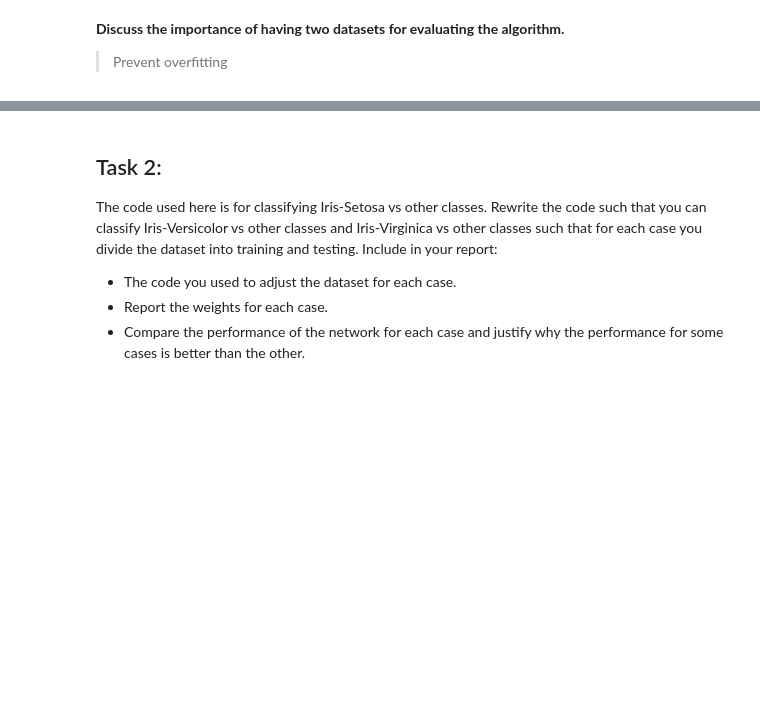
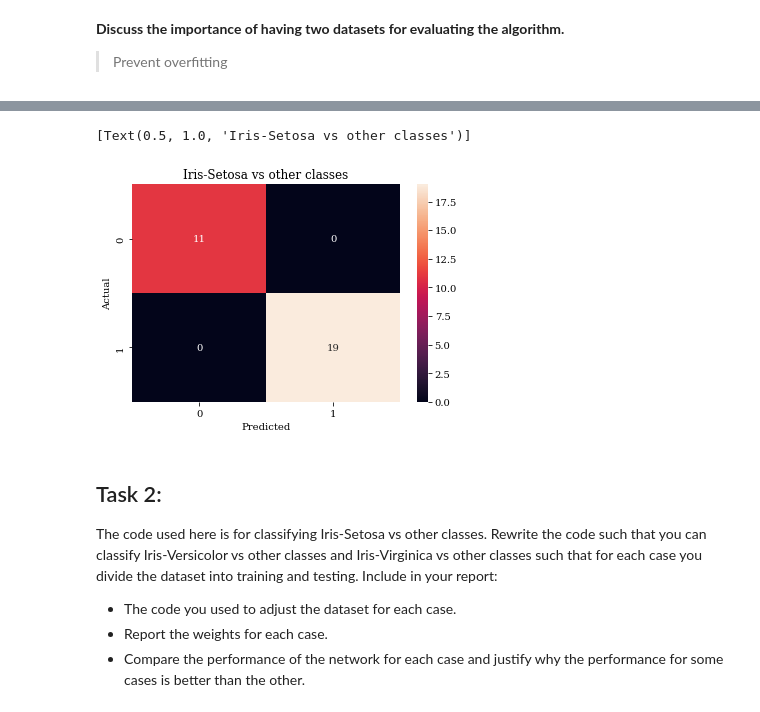
Before and after one commit to limited-fion/ee3-ml, a Jupyter notebook: Fion_ML_Logistic_Regression_.ipynb, the cells around one changed output, grey strips where cells are left out. Cells and saved outputs as stored; diff of their text form; code cells hidden in the pictures; blank space fills up the shorter version.

Commit message:
confusion matrix n accuracy

```diff
--- a/Fion_ML_Logistic_Regression_.ipynb
+++ b/Fion_ML_Logistic_Regression_.ipynb
@@ -304,4 +341,11 @@ Confusion matrix result:
 accuracy = 100.00%
+# %%
+ax = sns.heatmap(conf_matrix, annot=True)
+ax.set(ylabel="Actual", xlabel="Predicted")
+ax.set(title="Iris-Setosa vs other classes")
+# %% [output]
+[Text(0.5, 1.0, 'Iris-Setosa vs other classes')]
+[figure, added]
 # %% [markdown]
 ## Task 2:
 
```
Also changed, not shown: parts of 14 cells of this notebook.
